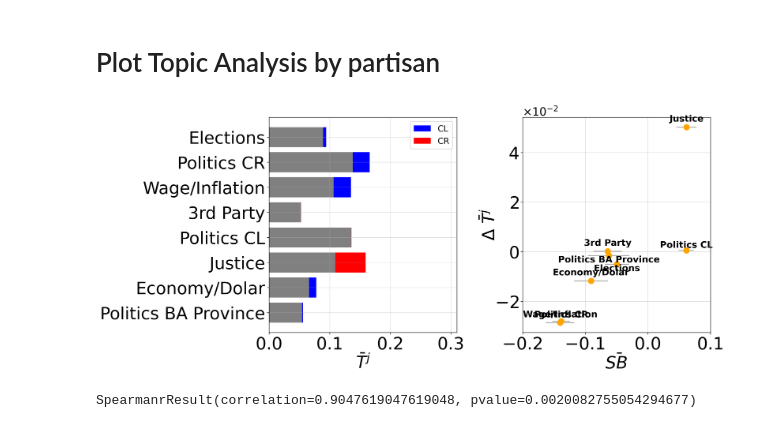
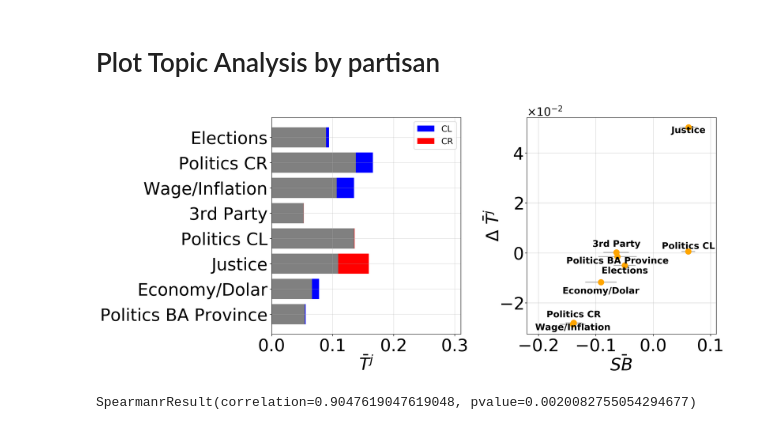
Before and after one commit to spinto88/SocialMediaBiasAndPolarization, a Jupyter notebook: TopicAnalysisByPartisans.ipynb, the cells around one changed output. Cells and saved outputs as stored; diff of their text form; code cells hidden in the pictures.

```diff
--- a/TopicAnalysisByPartisans.ipynb
+++ b/TopicAnalysisByPartisans.ipynb
@@ -38,5 +34,5 @@ df['SB'] = df.apply(lambda row: SB_Albanese2020(row), axis = 1)
 # %% [markdown]
 Dinamic model of votting: We choose the intention of votting as the label for each day
 # %%
-df_dynamic = df[df['dynamic_opinion'].isin(['FF','MP'])].copy()
+df_dynamic = df[(df['dynamic_opinion'] == 'MP') | (df['dynamic_opinion'] == 'FF')].copy()
 df_dynamic = one_hot_encode(df_dynamic,col = 'dynamic_opinion')
@@ -107,13 +124,11 @@ for topic in range(ntopics-2):
 # %%
 # Create the subplots
 fig, (ax1,ax2) = plt.subplots(1,2,figsize=(14,7),dpi = 300)
-
 
 # Plot on the first subplot
 ax1.barh(range(ntopics-2), CL_topic_interests[:8], color = 'b', label = 'CL')
 ax1.barh(range(ntopics-2), CR_topic_interests[:8], color = 'red', label = 'CR')
 ax1.barh(range(ntopics-2), minumun_topic_interest, color = 'grey')
-
 ax1.set_xticks(np.arange(0.00, 0.31, 0.1))
 ax1.set_xlim([0,0.31])
 ax1.set_yticks(range(ntopics-2))
@@ -123,38 +138,36 @@ ax1.tick_params(axis='both', labelsize=30)
 ax1.set_xlabel(r'$\bar{T}^j$', size = 30)
 ax1.grid(alpha = 0.4)
 ax1.legend(fontsize=15)
 
 #indices = list(sesgo_por_mediof.index)
 
 for i in range(len(topic_biases)):
     ax2.hlines(xmin=quantiles99[i][0], xmax=quantiles99[i][1],y = delta_T[i],  color = 'darkgray')
 
 ax2.plot(topic_biases,delta_T,'o',color = 'orange',ms= 10,label = r'$\Delta$ $\bar{T}^j$ = $\bar{T}^j_{CR}$-$\bar{T}^j_{CL}$')
 ax2.set_xlabel(r'$\bar{SB}$ ',fontsize = 30)
 ax2.set_ylabel(r'$\Delta$ $\bar{T}^j$',fontsize = 30, labelpad=-5)
 ax2.yaxis.get_offset_text().set_fontsize(20)  # Adjust the font size of the scientific notation
 ax2.ticklabel_format(style="sci", axis="y", scilimits=(0,2), useMathText=True, useOffset=False)
 ax2.set_xticks([-0.2,-0.1,0,0.1])
 ax2.grid(alpha = 0.5)
 ax2.tick_params(axis='both', labelsize=30)
-#ax2.set_xlim([-0.23,0.13])
-#ax2.set_ylim([-0.044,0.043])
-
+ax2.set_xlim([-0.22,0.11])
 # zip joins x and y coordinates in pairs
-distancesy = [10,10,-12,7,10,-12,10,5]
+distancesy = [10,-10,-14,10,-10,-12,-20,5]
 for x,y,t,i in zip(topic_biases,delta_T,topic_names[0:8],index_by_deltaT):
     label = str(t)
     ax2.annotate(label, # this is the text
                  (x,y), # these are the coordinates to position the label
                  textcoords="offset points", # how to position the text
                  xytext=(0,distancesy[i]), # distance from text to points (x,y)
                  ha='center',
                  weight='bold',
                  fontsize = 16)
 fig.subplots_adjust(wspace=0.35)
 plt.show()
 # %% [output]
-[figure, old version]
+[figure, new version]
 # %%
 
 from scipy import stats
```
Also changed, not shown: parts of 4 cells of this notebook.
